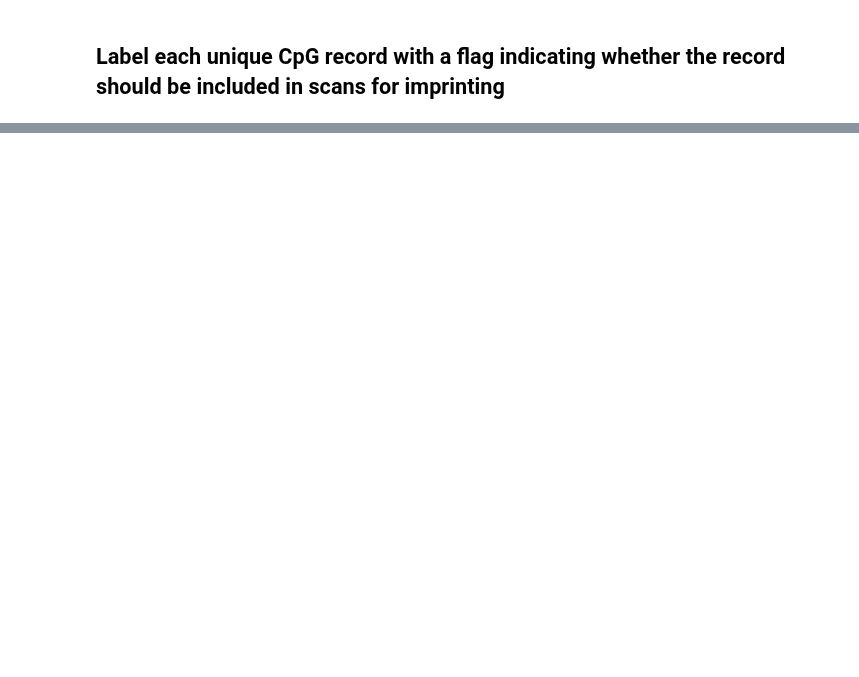
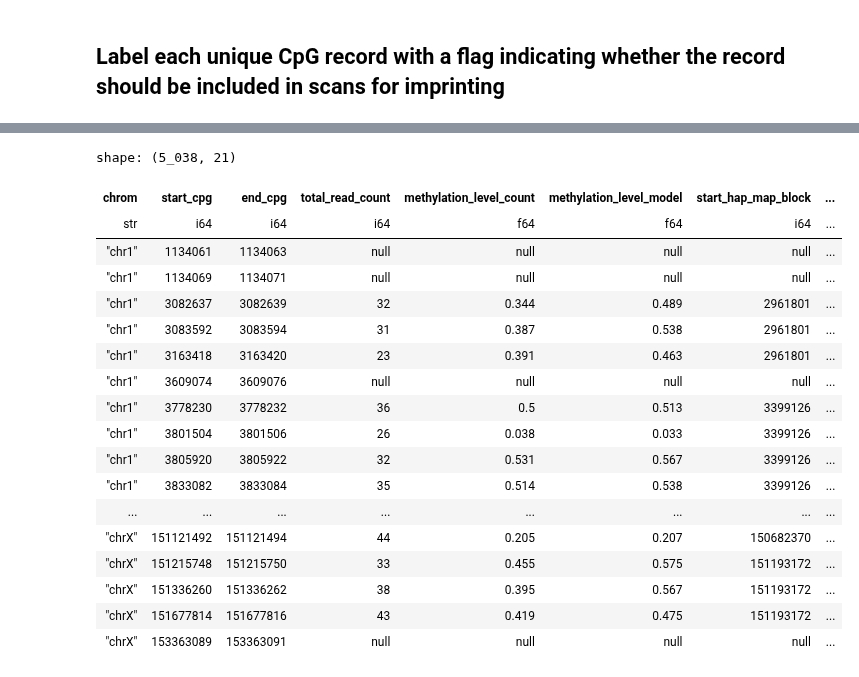
Before and after one commit to quinlan-lab/tapestry, a Jupyter notebook: src/expand_to_all_cpgs.200081.ipynb, the cells around one changed output, grey strips where cells are left out. Drawn from its saved outputs; the diff is of its cells as text; code cells hidden in the pictures; blank space fills up the shorter version.

```diff
--- a/src/expand_to_all_cpgs.200081.ipynb
+++ b/src/expand_to_all_cpgs.200081.ipynb
@@ -712,0 +733,23 @@ shape: (10_053, 27)
+# %%
+# CGs that overlap 2 SNVs, the first of which is het, indeed have zero methylation on one haplotype, and are flagged for exclusion in imprinting scans:
+DF_METH_FOUNDER_PHASED_ALL_CPGS_WITH_IMPRINTING_FLAG.filter(pl.col("genotypes").str.contains("het,"))
+# %% [output]
+shape: (5_038, 21)
+| chrom | start_cpg | end_cpg | total_read_count | methylation_level_count | methylation_level_model | start_hap_map_block | ... |
+| str | i64 | i64 | i64 | f64 | f64 | i64 | ... |
+| "chr1" | 1134061 | 1134063 | null | null | null | null | ... |
+| "chr1" | 1134069 | 1134071 | null | null | null | null | ... |
+| "chr1" | 3082637 | 3082639 | 32 | 0.344 | 0.489 | 2961801 | ... |
+| "chr1" | 3083592 | 3083594 | 31 | 0.387 | 0.538 | 2961801 | ... |
+| "chr1" | 3163418 | 3163420 | 23 | 0.391 | 0.463 | 2961801 | ... |
+| "chr1" | 3609074 | 3609076 | null | null | null | null | ... |
+| "chr1" | 3778230 | 3778232 | 36 | 0.5 | 0.513 | 3399126 | ... |
+| "chr1" | 3801504 | 3801506 | 26 | 0.038 | 0.033 | 3399126 | ... |
+| "chr1" | 3805920 | 3805922 | 32 | 0.531 | 0.567 | 3399126 | ... |
+| "chr1" | 3833082 | 3833084 | 35 | 0.514 | 0.538 | 3399126 | ... |
+| ... | ... | ... | ... | ... | ... | ... | ... |
+| "chrX" | 151121492 | 151121494 | 44 | 0.205 | 0.207 | 150682370 | ... |
+| "chrX" | 151215748 | 151215750 | 33 | 0.455 | 0.575 | 151193172 | ... |
+| "chrX" | 151336260 | 151336262 | 38 | 0.395 | 0.567 | 151193172 | ... |
+| "chrX" | 151677814 | 151677816 | 43 | 0.419 | 0.475 | 151193172 | ... |
+| "chrX" | 153363089 | 153363091 | null | null | null | null | ... |
```
Also changed, not shown: parts of 6 cells of this notebook.
